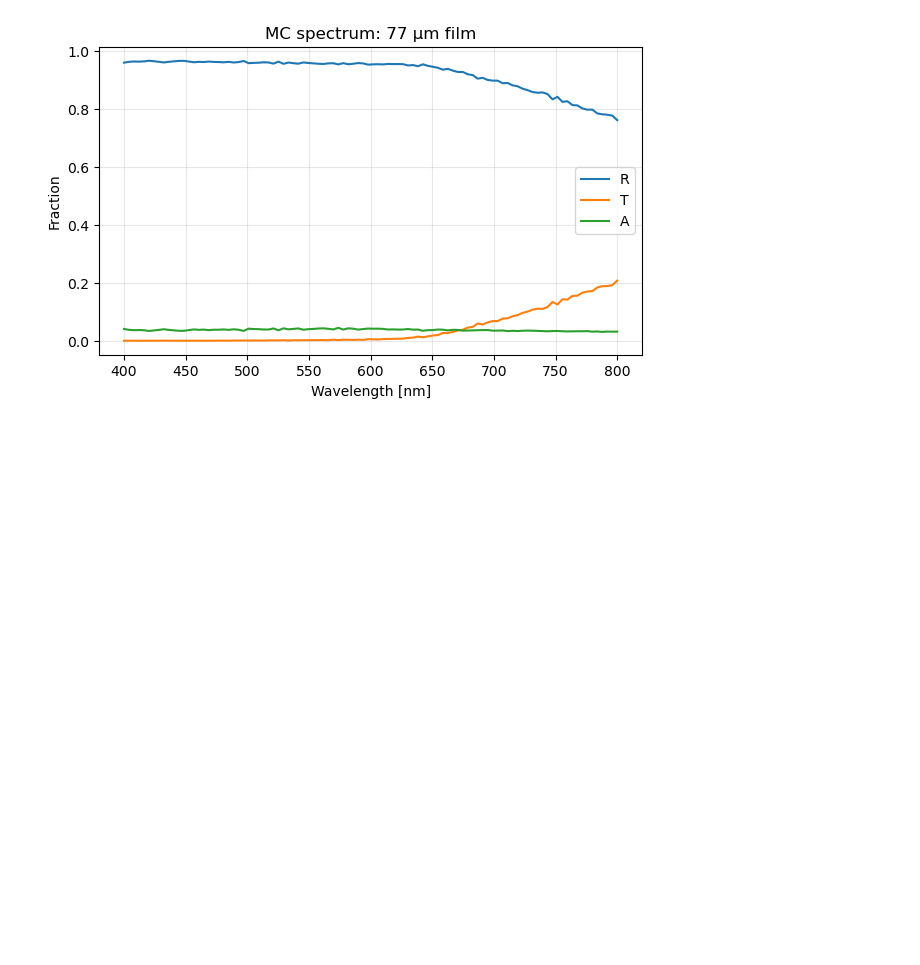
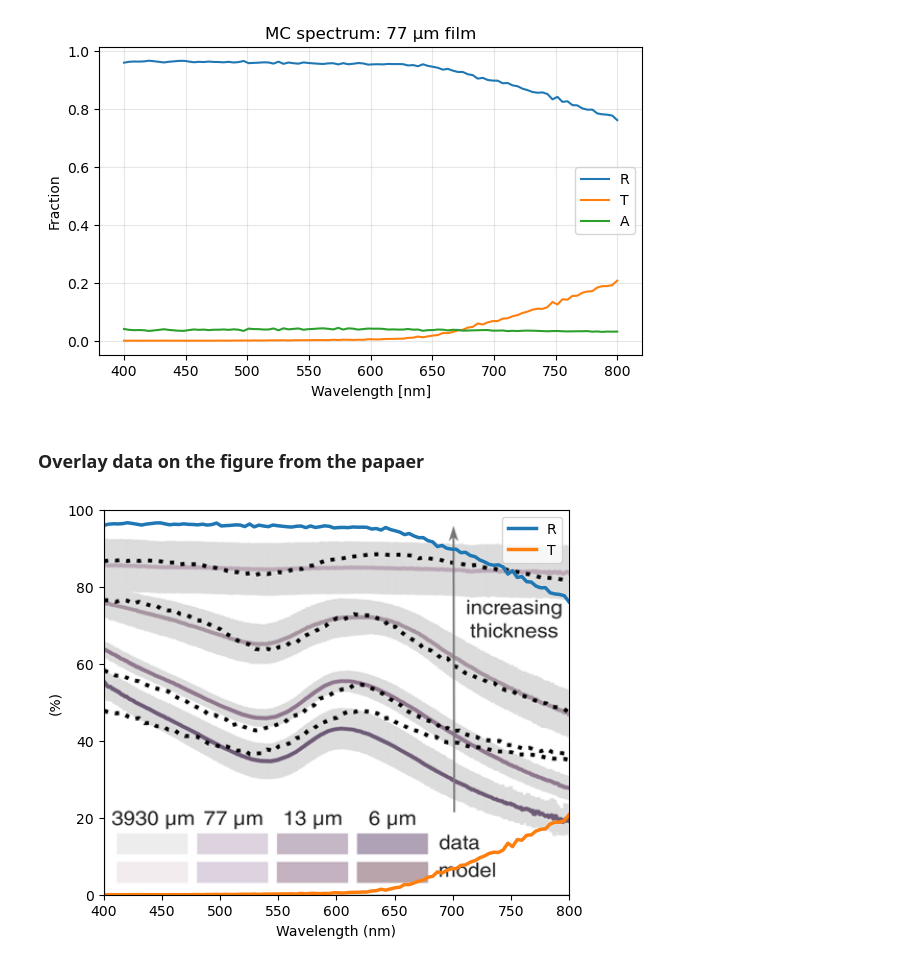
Before and after one commit to Jaehun-Kim-Brian/MonteCarloPhG, a Jupyter notebook: sim_class_valid.ipynb, the cells around one changed output. Cells and saved outputs as stored; diff of their text form; code cells hidden in the pictures; blank space fills up the shorter version.

Commit message:
improve data visualization

```diff
--- a/sim_class_valid.ipynb
+++ b/sim_class_valid.ipynb
@@ -676,3 +680,35 @@ plt.show()
 # %% [output]
 mc_77um_test.npz is successfully saved!
 [figure]
+# %% [markdown]
+### Overlay data on the figure from the papaer
+# %%
+import numpy as np
+import matplotlib.pyplot as plt
+from PIL import Image
+
+data = np.load(f"{filename}.npz")
+R = data["reflectance"]
+T = data["transmittance"]
+A = data["absorbance"]
+wvls = data["wavelengths"]
+
+# Load Background Image
+img = Image.open("figure3c.png")
+
+fig, ax = plt.subplots(figsize=(6, 5))
+
+# Put Reference Image at the background
+ax.imshow(img, extent=[400, 800, 0, 100], aspect="auto")
+
+# Overlay my graph
+ax.plot(wvls*1000, R*100, linewidth=2.5, label="R")
+ax.plot(wvls*1000, T*100, linewidth=2.5, label="T")
+ax.set_xlim(400, 800)
+ax.set_ylim(0, 100)
+ax.set_xlabel("Wavelength (nm)")
+ax.set_ylabel("(%)")
+ax.legend()
+plt.show()
+# %% [output]
+[figure, added]
```
Also changed, not shown: parts of 4 cells of this notebook, 1 other file.
